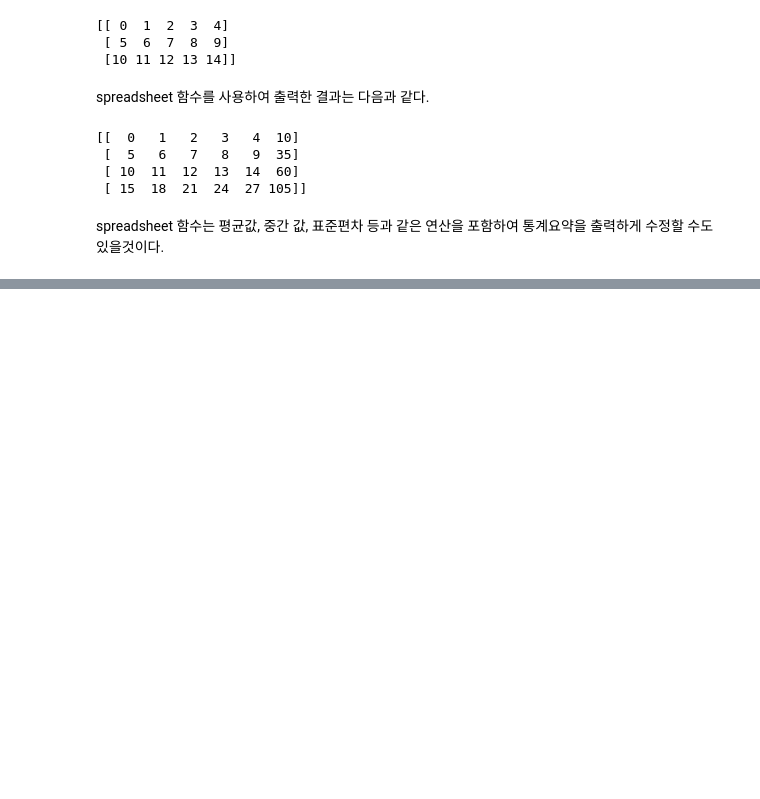
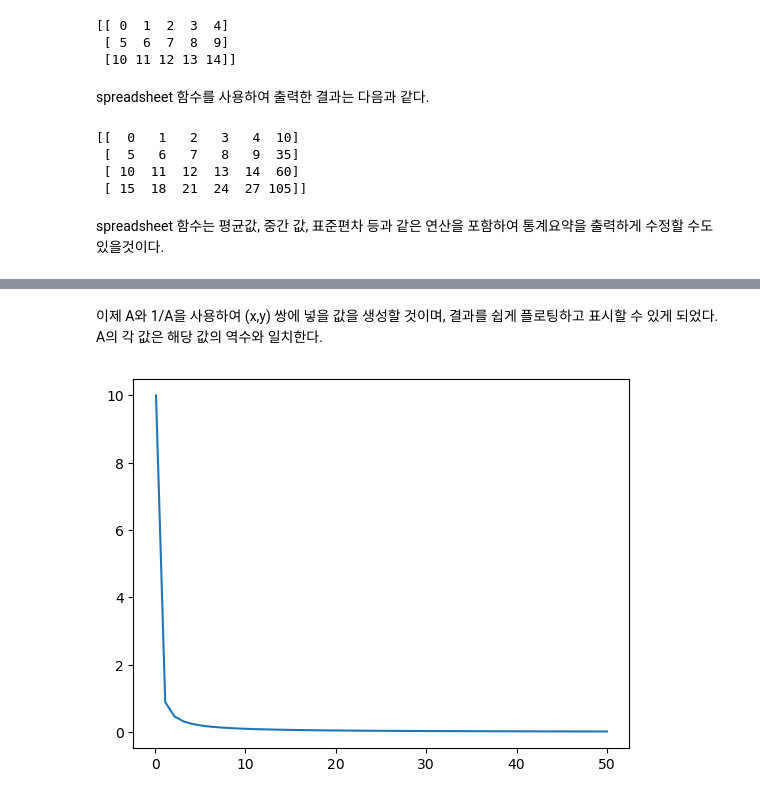
Before and after one commit to iwantbear/Python, a Jupyter notebook: Python_Package/numpy/numpy.ipynb, the cells around one changed output, grey strips where cells are left out. Saved outputs shown, nothing was run; the diff lists cells and outputs as text; code cells hidden in the pictures; blank space fills up the shorter version.

```diff
--- a/Python_Package/numpy/numpy.ipynb
+++ b/Python_Package/numpy/numpy.ipynb
@@ -1220,0 +1382,9 @@ spreadsheet 함수는 평균값, 중간 값, 표준편차 등과 같은 연산
+# %%
+A = np.linspace(0.1, 50)
+# %% [markdown]
+이제 A와 1/A을 사용하여 (x,y) 쌍에 넣을 값을 생성할 것이며, 결과를 쉽게 플로팅하고 표시할 수 있게 되었다. A의 각 값은 해당 값의 역수와 일치한다.
+# %%
+plt.plot(A, 1/A)
+plt.show()
+# %% [output]
+[figure, added]
```
Also changed, not shown: parts of 35 cells of this notebook.
